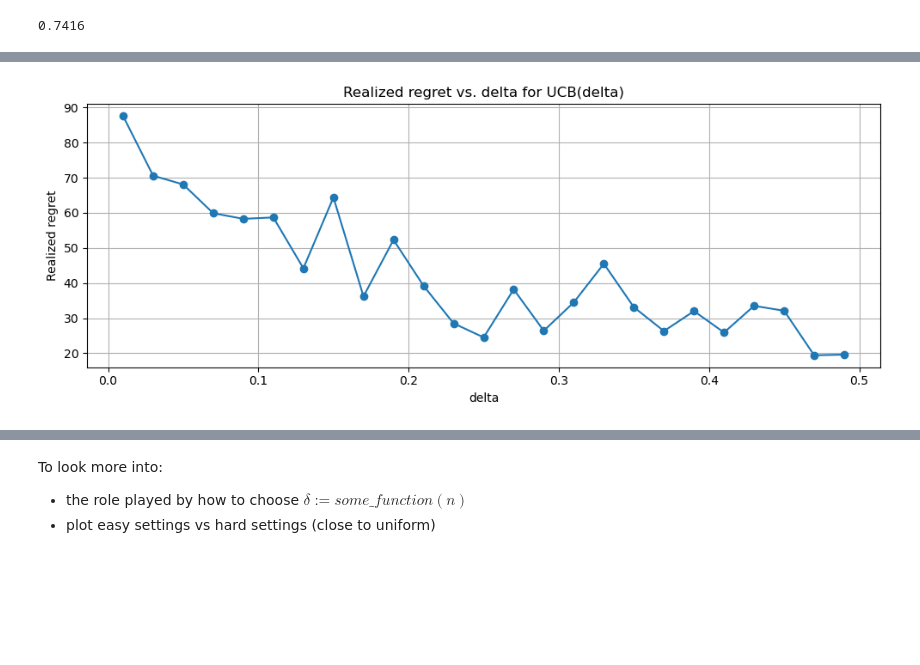
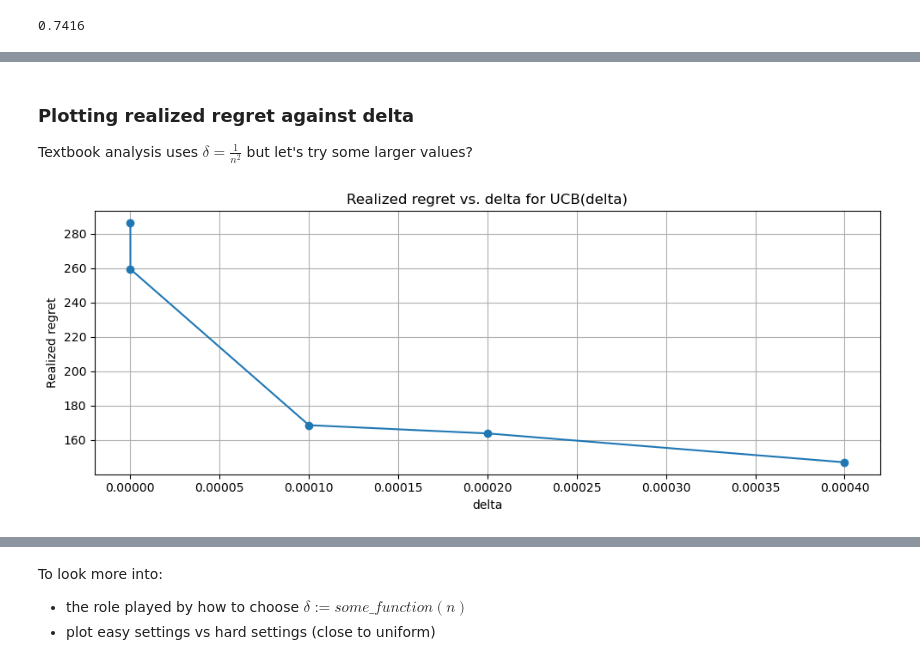
Before and after one commit to sun-ruiheng/MA4198, a Jupyter notebook: ucb.ipynb, the cells around one changed output, grey strips where cells are left out. Saved outputs shown, nothing was run; the diff lists cells and outputs as text; code cells hidden in the pictures; blank space fills up the shorter version.

Commit message:
more expts, added gaussian

```diff
--- a/ucb.ipynb
+++ b/ucb.ipynb
@@ -176,0 +220,6 @@ p = optimal_arm_percentages(choices, means, 50)
+# %%
+means = [0.3, 0.4, 0.5, 0.6, 0.7] # harder problem
+horizon = 20000 # doubled the horizon (it does have 4x the variance)
+delta = 1/horizon**2
+env = GaussianBandit(means)
+experiment_plot_optimal_arm(means, delta, horizon, env, 60)
@@ -185,8 +243,8 @@ def compute_regret(rewards, means):
     return t * optimal_mean - np.sum(rewards)
 
 # --- sweep c values and compute regret ---
-def regret_vs_c(means, delta, horizon, reps=5):
-    c_values = np.arange(1, 3, 0.2)
+def regret_vs_c(means, delta, horizon, env, c_min=0, c_max=3, reps=5):
+    c_values = np.arange(c_min, c_max, 0.1)
     regrets = []
 
     for c in c_values:
@@ -209,7 +267,7 @@ def regret_vs_c(means, delta, horizon, reps=5):
 
 
 def plot_regret_vs_c(c_values, regrets):
-    plt.figure(figsize=(10, 4))
+    plt.figure(figsize=(15, 4))
     plt.plot(c_values, regrets, marker='o')
     plt.xlabel("c parameter")
     plt.ylabel("Regret")
@@ -227,0 +297,6 @@ plot_regret_vs_c(c_values, regrets)
+# %%
+means = [0.4, 0.4, 0.4, 0.5] # difficult problem
+horizon = 20000
+delta = 1/horizon**2
+c_values, regrets = regret_vs_c(means,delta, horizon, GaussianBandit)
+plot_regret_vs_c(c_values, regrets)
@@ -228,7 +305,13 @@ plot_regret_vs_c(c_values, regrets)
+# %% [markdown]
+### Plotting realized regret against delta
+
+Textbook analysis uses $\delta=\frac{1}{n^2}$ but let's try some larger values?
 # %%
 def regret_vs_delta(means, horizon, c=2, reps=3):
-    # reasonable delta range: 0.01 to 0.5
-    delta_values = np.arange(0.01, 0.51, 0.02)
+    n = horizon
+    delt_1 = 1/n
+    delt_2 = 1/n**2
+    delta_values = [0.5 * delt_2, delt_2, 0.5*(delt_1+delt_2), delt_1, 2*delt_1]
     regrets = []
 
     for delta in delta_values:
@@ -259,10 +342,10 @@ def plot_regret_vs_delta(delta_values, regrets):
     plt.tight_layout()
     plt.show()
 # %%
-delta_values, regrets = regret_vs_delta(means=[0.2,0.3,0.4,0.5,0.6], horizon=2000, c=2, reps=10)
+delta_values, regrets = regret_vs_delta(means=[0.2,0.3,0.4,0.5,0.6], horizon=5000, c=2, reps=5)
 plot_regret_vs_delta(delta_values, regrets)
 # %% [output]
-[figure, old version]
+[figure, new version]
 # %%
 delta_values, regrets = regret_vs_delta(means=[0.2,0.7], horizon=2000, c=2, reps=10)
 plot_regret_vs_delta(delta_values, regrets)
```
Also changed, not shown: parts of 17 cells of this notebook.
